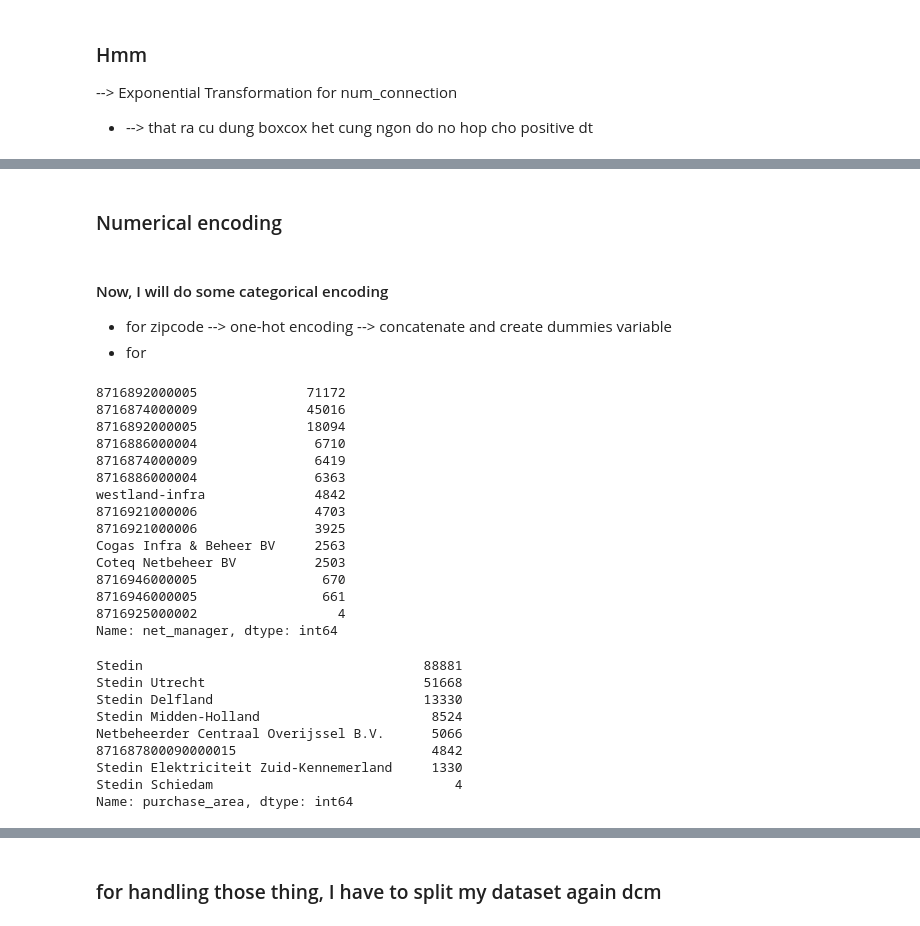
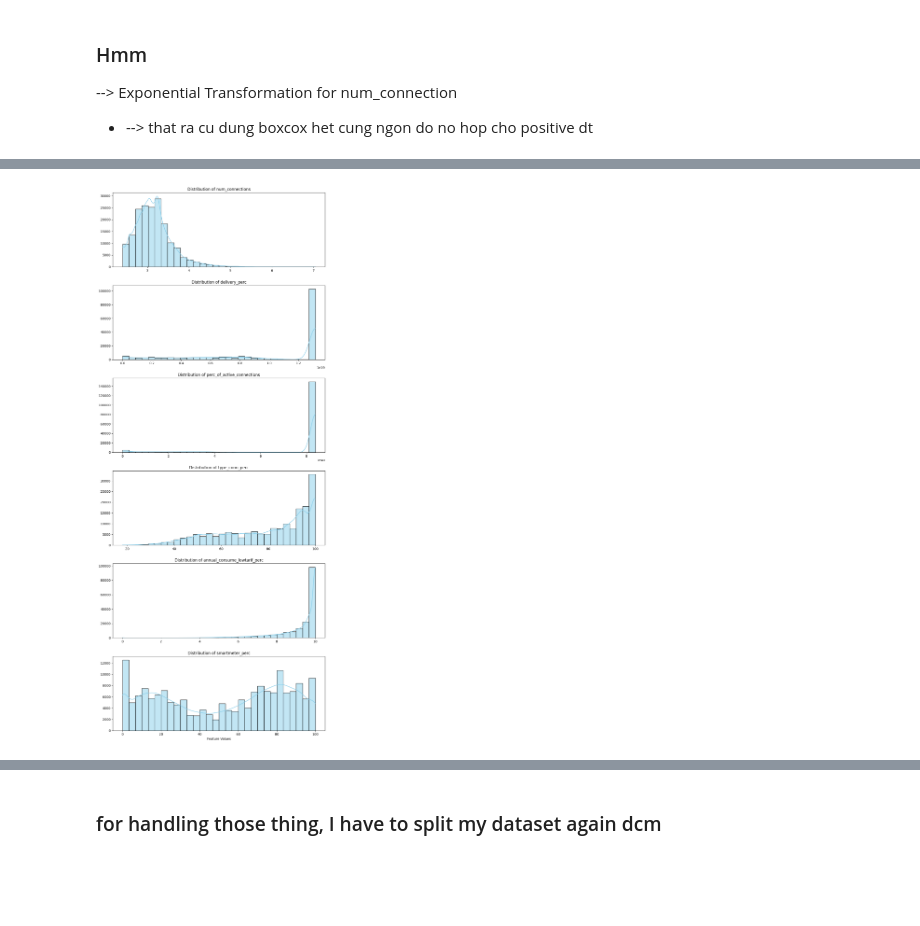
Before and after one commit to namtoptall/Netherland-EleGa-Prediction, a Jupyter notebook: Notebooks/2.FeatureEngineering.ipynb, the cells around one changed output, grey strips where cells are left out. Cells and saved outputs as stored; diff of their text form; code cells hidden in the pictures; blank space fills up the shorter version.

```diff
--- a/Notebooks/2.FeatureEngineering.ipynb
+++ b/Notebooks/2.FeatureEngineering.ipynb
@@ -229,16 +160,18 @@ print(skewness_results)
 # %%
-# def plot_distributions(data):
-#     numerical_columns = data.select_dtypes(include=['float64', 'int64']).columns
-#     fig, axes = plt.subplots(nrows=len(numerical_columns), ncols=1, figsize=(10, 4 * len(numerical_columns)))
-#     for i, column in enumerate(numerical_columns):
-#     # Plot distribution
-#         sns.histplot(data[column], bins=30, kde=True, ax=axes[i], color='skyblue')
-#         axes[i].set_title(f'Distribution of {column}')
-#         axes[i].set_xlabel('')
-#         axes[i].set_ylabel('')
+def plot_distributions(data):
+    numerical_columns = data.select_dtypes(include=['float64', 'int64']).columns
+    fig, axes = plt.subplots(nrows=len(numerical_columns), ncols=1, figsize=(10, 4 * len(numerical_columns)))
+    for i, column in enumerate(numerical_columns):
+    # Plot distribution
+        sns.histplot(data[column], bins=30, kde=True, ax=axes[i], color='skyblue')
+        axes[i].set_title(f'Distribution of {column}')
+        axes[i].set_xlabel('')
+        axes[i].set_ylabel('')
 
-#     # Set common xlabel
-#     plt.xlabel('Feature Values')
-#     plt.tight_layout()
-#     plt.show()
-# plot_distributions(Xetrain)
+    # Set common xlabel
+    plt.xlabel('Feature Values')
+    plt.tight_layout()
+    plt.show()
+plot_distributions(Xetrain)
+# %% [output]
+[figure, added]
@@ -251,36 +177,0 @@ Xetrain['sqrt_annual_consume_lowtarif_perc'] = np.sqrt(Xetrain['annual_consume_l
-# %% [markdown]
-### Numerical encoding
-# %% [markdown]
-#### Now, I will do some categorical encoding
-- for zipcode --> one-hot encoding --> concatenate and create dummies variable
-- for
-# %%
-print(Xetrain['net_manager'].value_counts())
-# %% [output]
-8716892000005              71172
-8716874000009              45016
-8716892000005              18094
-8716886000004               6710
-8716874000009               6419
-8716886000004               6363
-westland-infra              4842
-8716921000006               4703
-8716921000006               3925
-Cogas Infra & Beheer BV     2563
-Coteq Netbeheer BV          2503
-8716946000005                670
-8716946000005                661
-8716925000002                  4
-Name: net_manager, dtype: int64
-# %%
-print(Xetrain['purchase_area'].value_counts())
-# %% [output]
-Stedin                                    88881
-Stedin Utrecht                            51668
-Stedin Delfland                           13330
-Stedin Midden-Holland                      8524
-Netbeheerder Centraal Overijssel B.V.      5066
-871687800090000015                         4842
-Stedin Elektriciteit Zuid-Kennemerland     1330
-Stedin Schiedam                               4
-Name: purchase_area, dtype: int64
```
Also changed, not shown: parts of 20 cells of this notebook, 6 other files.
